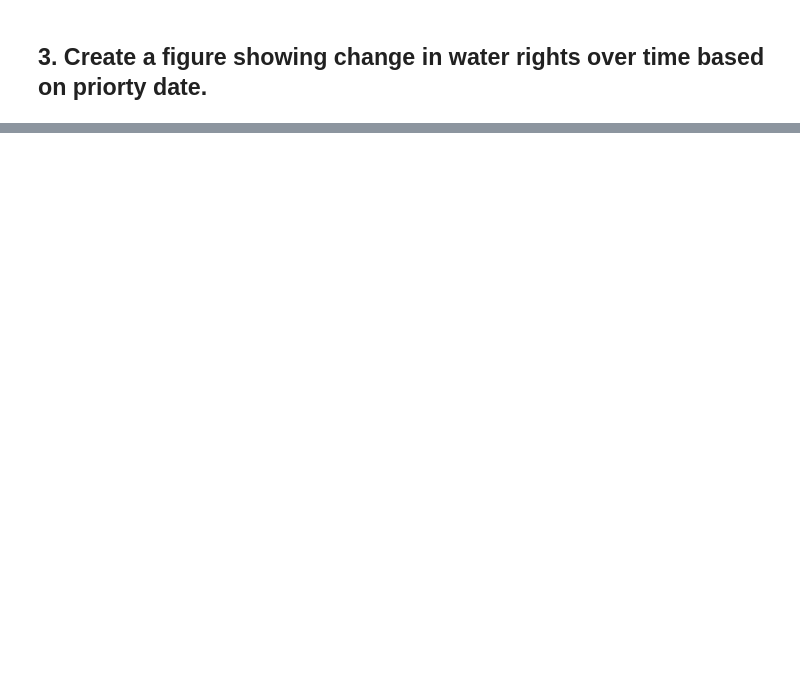
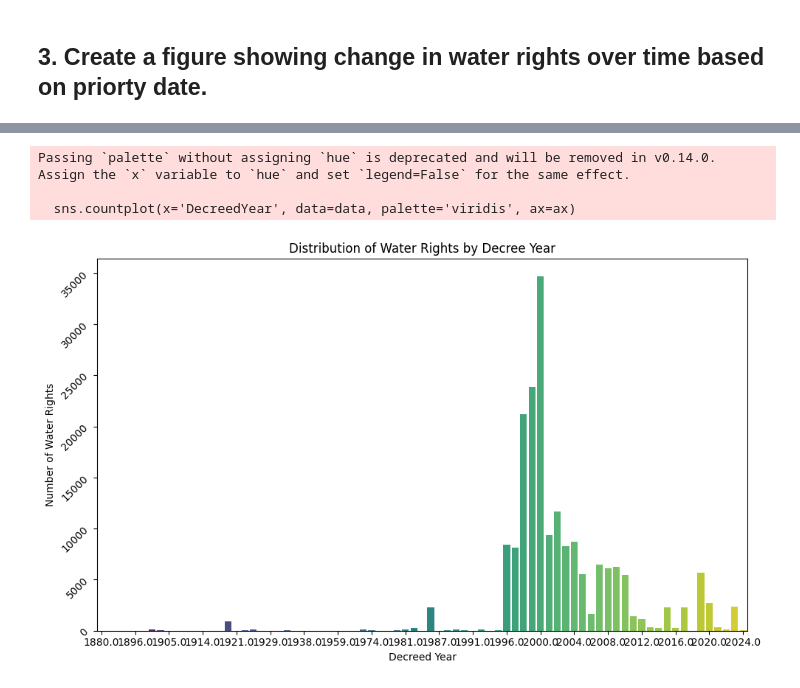
Before and after one commit to carlibeisel/Drains_Lower_Boise_River, a Jupyter notebook: *water_rights.ipynb, the cells around one changed output, grey strips where cells are left out. Cells and saved outputs as stored; diff of their text form; code cells hidden in the pictures; blank space fills up the shorter version.

```diff
--- a/*water_rights.ipynb
+++ b/*water_rights.ipynb
@@ -27,0 +283,25 @@ Separate based on surface/groundwater rights and organize based on priority year
+# %%
+# ----------------------------------- #
+#       Figure for All of TV
+#          (decreed year)
+# ----------------------------------- #
+data = pd.read_csv('/content/drive/MyDrive/Data/Model Modifications/water_rights/lbrb_water_rights.csv')
+data['DecreedDat'] = pd.to_datetime(data['DecreedDat'], errors='coerce')
+data['DecreedYear'] = data['DecreedDat'].dt.year
+fig, ax = plt.subplots(figsize=(10, 6))
+sns.countplot(x='DecreedYear', data=data, palette='viridis', ax=ax)
+
+# Limit x-axis ticks to a desired number
+ax.xaxis.set_major_locator(plt.MaxNLocator(20))  # Adjust the number within MaxNLocator
+
+plt.title('Distribution of Water Rights by Decree Year')
+plt.xlabel('Decreed Year')
+plt.ylabel('Number of Water Rights')
+plt.yticks(rotation=45)
+plt.tight_layout()
+plt.show()
+# %% [output]
+Passing `palette` without assigning `hue` is deprecated and will be removed in v0.14.0. Assign the `x` variable to `hue` and set `legend=False` for the same effect.
+
+  sns.countplot(x='DecreedYear', data=data, palette='viridis', ax=ax)
+[figure, added]
```
Also changed, not shown: parts of 19 cells of this notebook.
